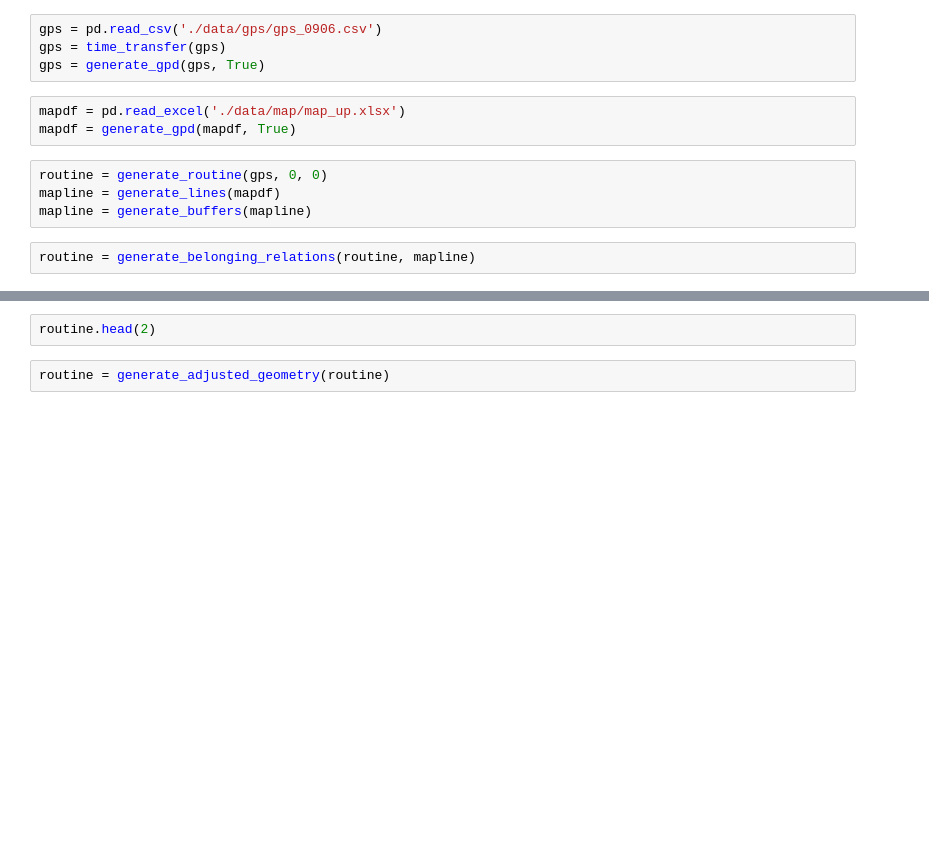
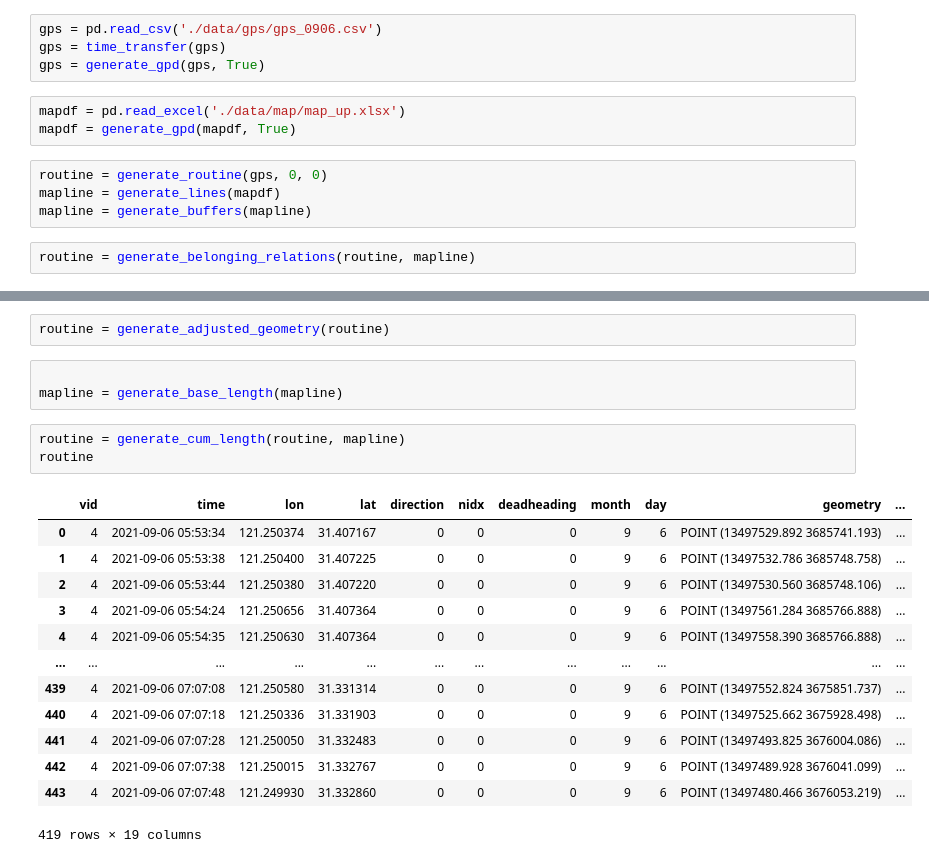
Before and after one commit to Eightina/Tranportation-Statistics-Course-Design, a Jupyter notebook: dataview.ipynb, the cells around one changed output, grey strips where cells are left out. Drawn from its saved outputs; the diff is of its cells as text; blank space fills up the shorter version.

```diff
--- a/dataview.ipynb
+++ b/dataview.ipynb
@@ -40,7 +46,25 @@ print_belonging_relations(routine)
-# %%
-routine.head(2)
 # %%
 routine = generate_adjusted_geometry(routine)
+# %%
+
+mapline = generate_base_length(mapline)
+# %%
+routine = generate_cum_length(routine, mapline)
+routine
+# %% [output]
+|  | vid | time | lon | lat | direction | nidx | deadheading | month | day | geometry | ... |
+| 0 | 4 | 2021-09-06 05:53:34 | 121.250374 | 31.407167 | 0 | 0 | 0 | 9 | 6 | POINT (13497529.892 3685741.193) | ... |
+| 1 | 4 | 2021-09-06 05:53:38 | 121.250400 | 31.407225 | 0 | 0 | 0 | 9 | 6 | POINT (13497532.786 3685748.758) | ... |
+| 2 | 4 | 2021-09-06 05:53:44 | 121.250380 | 31.407220 | 0 | 0 | 0 | 9 | 6 | POINT (13497530.560 3685748.106) | ... |
+| 3 | 4 | 2021-09-06 05:54:24 | 121.250656 | 31.407364 | 0 | 0 | 0 | 9 | 6 | POINT (13497561.284 3685766.888) | ... |
+| 4 | 4 | 2021-09-06 05:54:35 | 121.250630 | 31.407364 | 0 | 0 | 0 | 9 | 6 | POINT (13497558.390 3685766.888) | ... |
+| ... | ... | ... | ... | ... | ... | ... | ... | ... | ... | ... | ... |
+| 439 | 4 | 2021-09-06 07:07:08 | 121.250580 | 31.331314 | 0 | 0 | 0 | 9 | 6 | POINT (13497552.824 3675851.737) | ... |
+| 440 | 4 | 2021-09-06 07:07:18 | 121.250336 | 31.331903 | 0 | 0 | 0 | 9 | 6 | POINT (13497525.662 3675928.498) | ... |
+| 441 | 4 | 2021-09-06 07:07:28 | 121.250050 | 31.332483 | 0 | 0 | 0 | 9 | 6 | POINT (13497493.825 3676004.086) | ... |
+| 442 | 4 | 2021-09-06 07:07:38 | 121.250015 | 31.332767 | 0 | 0 | 0 | 9 | 6 | POINT (13497489.928 3676041.099) | ... |
+| 443 | 4 | 2021-09-06 07:07:48 | 121.249930 | 31.332860 | 0 | 0 | 0 | 9 | 6 | POINT (13497480.466 3676053.219) | ... |
+419 rows × 19 columns
 # %%
 fig, ax = plt.subplots(1,2,figsize=(9,6),dpi=300)
 mapline['rect_buffer'].plot(ax = ax[0], color = 'blue', alpha=0.3)
```
Also changed, not shown: parts of 6 cells of this notebook, 3 other files.
